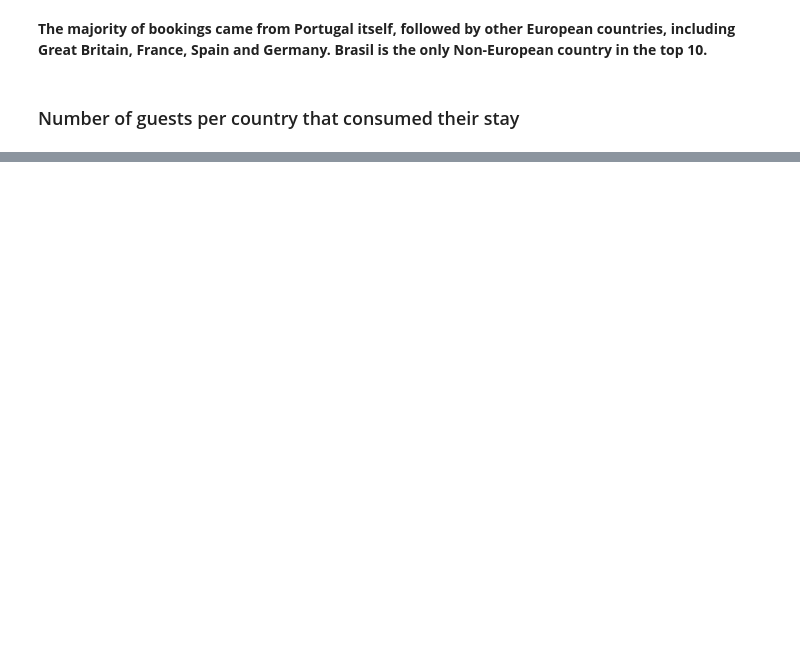
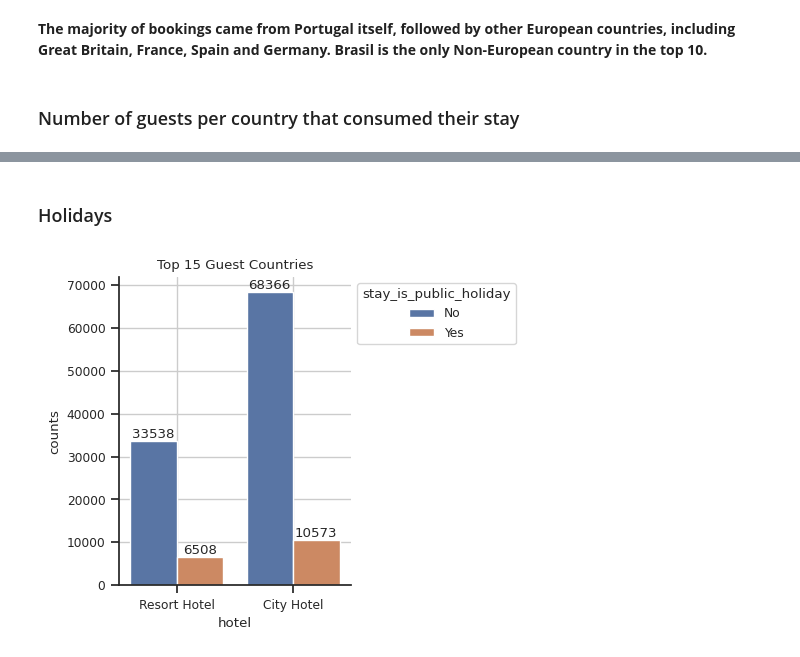
Before and after one commit to andreas-paul/hotel-demand-analysis, a Jupyter notebook: analysis.ipynb, the cells around one changed output, grey strips where cells are left out. Drawn from its saved outputs; the diff is of its cells as text; code cells hidden in the pictures; blank space fills up the shorter version.

Commit message:
Implemented figures for holiday var

```diff
--- a/analysis.ipynb
+++ b/analysis.ipynb
@@ -236,9 +234,9 @@ for country in holidays['alpha-3'].unique():
 
 def stay_is_public_holiday(date_range, country):
     try:
-        return True if any(np.isin(date_range, country_holidays[country])) else False
+        return 1 if any(np.isin(date_range, country_holidays[country])) else 0
     except:
-        return False
+        return 0
 
 df['stay_is_public_holiday'] = df.apply(lambda x: stay_is_public_holiday(x.date_range, x.country), axis=1)
 df.drop('date_range', axis=1, inplace=True)
@@ -323,0 +323,27 @@ month vs adr
+# %% [markdown]
+### Holidays
+# %%
+hotel_vs_holiday = df[['hotel', 'stay_is_public_holiday']]
+hotel_vs_holiday = pd.DataFrame(hotel_vs_holiday.groupby('hotel')['stay_is_public_holiday'].value_counts())
+hotel_vs_holiday.columns = ['counts']
+hotel_vs_holiday.reset_index(inplace=True)
+hotel_vs_holiday['hotel'] = np.where(hotel_vs_holiday['hotel'] == 0, 'Resort Hotel', 'City Hotel')
+hotel_vs_holiday['stay_is_public_holiday'] = np.where(hotel_vs_holiday['stay_is_public_holiday'] == 0, 'No', 'Yes')
+
+cancellation_vs_holiday = df[['is_canceled', 'stay_is_public_holiday']]
+cancellation_vs_holiday = pd.DataFrame(cancellation_vs_holiday.groupby('is_canceled')['stay_is_public_holiday'].value_counts())
+cancellation_vs_holiday.columns = ['counts']
+cancellation_vs_holiday.reset_index(inplace=True)
+cancellation_vs_holiday['is_canceled'] = np.where(cancellation_vs_holiday['is_canceled'] == 0, 'No', 'Yes')
+cancellation_vs_holiday['stay_is_public_holiday'] = np.where(cancellation_vs_holiday['stay_is_public_holiday'] == 0, 'No', 'Yes')
+# %%
+fig, ax = plt.subplots(figsize=(3,4))
+sns.barplot(x='hotel', y='counts', hue='stay_is_public_holiday', data=hotel_vs_holiday)
+sns.despine(left=False, bottom=False)
+ax.set_title("Top 15 Guest Countries")
+ax.grid()
+for container in ax.containers:
+    ax.bar_label(container)
+sns.move_legend(ax, "upper left", bbox_to_anchor=(1, 1))
+# %% [output]
+[figure, added]
```
Also changed, not shown: parts of 15 cells of this notebook.
